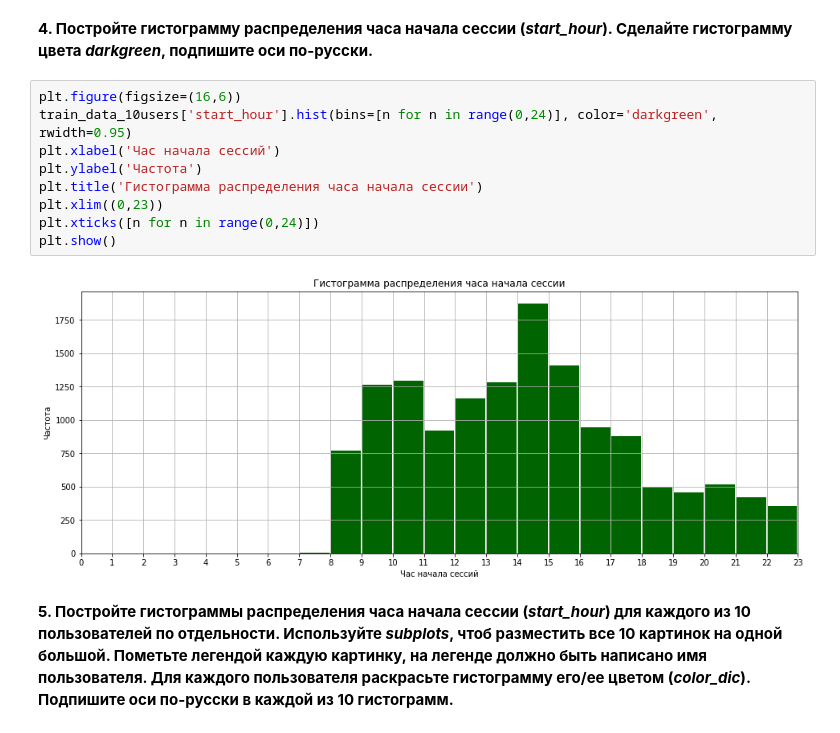
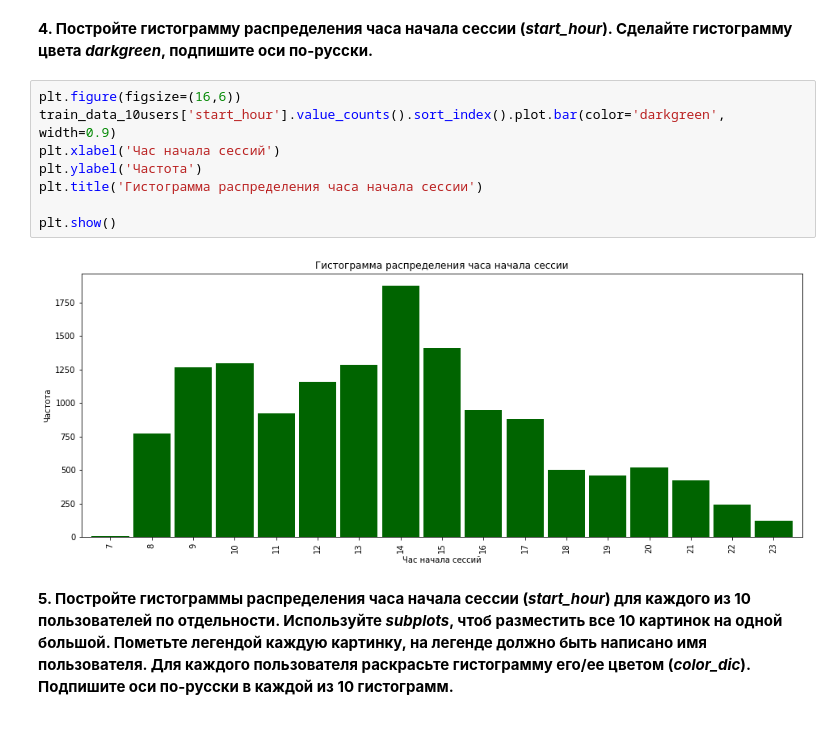
Before and after one commit to sergh1o/FROO_stepik, a Jupyter notebook: С6/week3_visual_analysis_and_fe.ipynb, the cells around one changed output. Cells and saved outputs as stored; diff of their text form.

Commit message:
Week 3 graphics
Finish tasks graphics

```diff
--- a/С6/week3_visual_analysis_and_fe.ipynb
+++ b/С6/week3_visual_analysis_and_fe.ipynb
@@ -242,15 +244,14 @@ fig.tight_layout()
 **4. Постройте гистограмму распределения часа начала сессии (*start_hour*). Сделайте гистограмму цвета *darkgreen*, подпишите оси по-русски.**
 # %%
 plt.figure(figsize=(16,6))
-train_data_10users['start_hour'].hist(bins=[n for n in range(0,24)], color='darkgreen', rwidth=0.95)
+train_data_10users['start_hour'].value_counts().sort_index().plot.bar(color='darkgreen', width=0.9)
 plt.xlabel('Час начала сессий')
 plt.ylabel('Частота')
 plt.title('Гистограмма распределения часа начала сессии')
-plt.xlim((0,23))
-plt.xticks([n for n in range(0,24)])
+
 plt.show()
 # %% [output]
-[figure, old version]
+[figure, new version]
 # %% [markdown]
 **5. Постройте гистограммы распределения часа начала сессии (*start_hour*) для каждого из 10 пользователей по отдельности. Используйте *subplots*, чтоб разместить все 10 картинок на одной большой. Пометьте легендой каждую картинку, на легенде должно быть написано имя пользователя. Для каждого пользователя раскрасьте гистограмму его/ее цветом (*color_dic*). Подпишите оси по-русски в каждой из 10 гистограмм.**
 # %%
```
Also changed, not shown: parts of 23 cells of this notebook.
